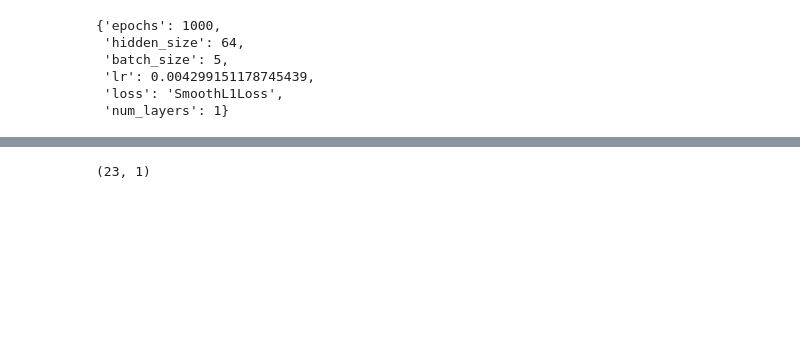
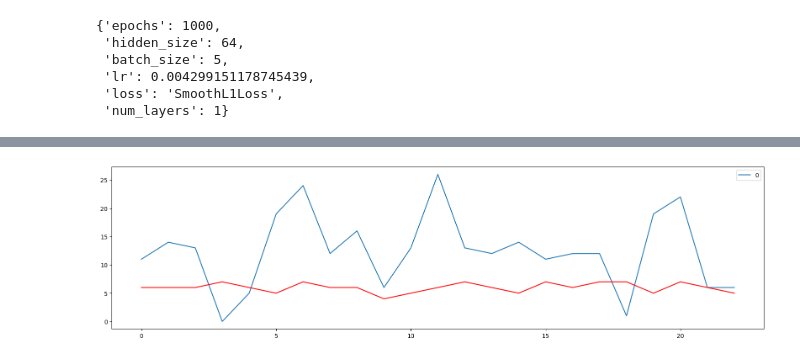
Before and after one commit to vubanc/BikeTimeSeriesAnalysis, a Jupyter notebook: LSTM_TSForecasting.ipynb, the cells around one changed output, grey strips where cells are left out. Saved outputs shown, nothing was run; the diff lists cells and outputs as text; code cells hidden in the pictures; blank space fills up the shorter version.

```diff
--- a/LSTM_TSForecasting.ipynb
+++ b/LSTM_TSForecasting.ipynb
@@ -281,2 +271,0 @@ LSTM(
-# %%
-model.train(train_loader, valid_loader, 100)
@@ -407,0 +301,3 @@ analysis.get_best_config(metric="loss", mode="min")
+# %%
+model = LSTM(1, 64, 1, 1, 5, 'SmoothL1Loss', 0.004299151178745439)
+model
@@ -407,0 +311,2 @@ analysis.get_best_config(metric="loss", mode="min")
+# %%
+model.train(train_loader, valid_loader, 1000)
@@ -408,3 +331,3 @@ analysis.get_best_config(metric="loss", mode="min")
 # %%
-predictions, r2score = model.test(test_loader)
+predictions, loss= model.test(test_loader)
 # %% [output]
@@ -431,4 +342,9 @@ plt.plot(test_y)
-# %%
-test_y.shape
-# %% [output]
-(23, 1)
+# %%
+#Visualizing the results
+fig,axs = plt.subplots(1,1,figsize=(20,5))
+
+sns.lineplot(test_y, ax=axs)
+sns.lineplot(predictions, color="red", ax=axs)
+plt.show()
+# %% [output]
+[figure, added]
```
Also changed, not shown: parts of 19 cells of this notebook.
